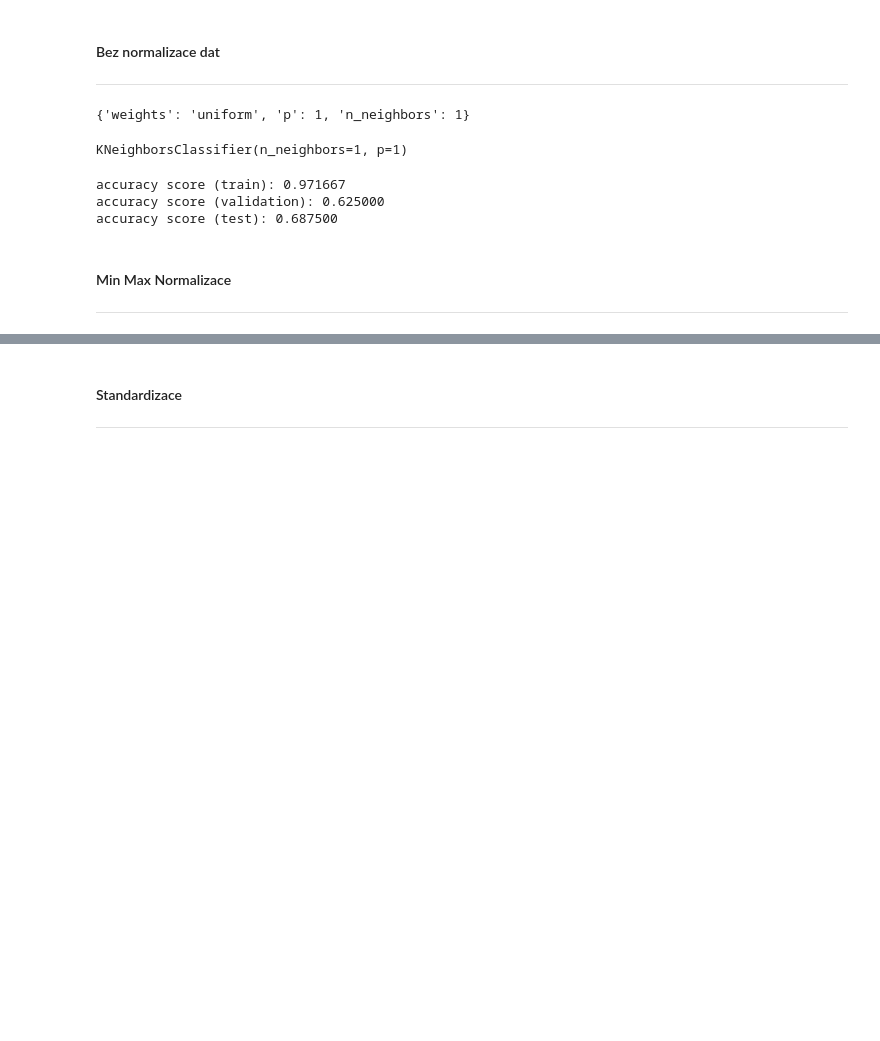
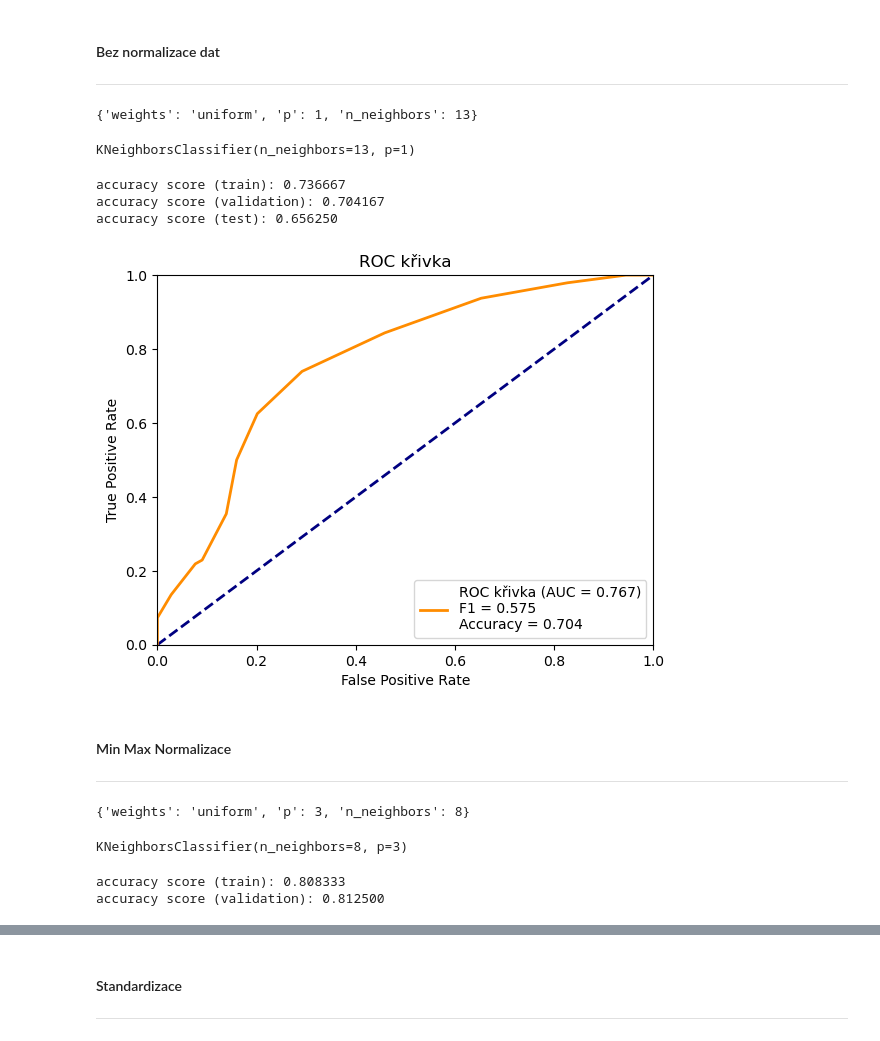
Before and after one commit to nickobard/Machine-Learning-I, a Jupyter notebook: 01/homework_01.ipynb, the cells around one changed output, grey strips where cells are left out. Saved outputs shown, nothing was run; the diff lists cells and outputs as text; code cells hidden in the pictures; blank space fills up the shorter version.

```diff
--- a/01/homework_01.ipynb
+++ b/01/homework_01.ipynb
@@ -921,7 +938,7 @@ Xtest, Xval, ytest, yval = train_test_split(Xrest, yrest, test_size=0.6)
 ***
 # %%
 param_grid = {
-    "n_neighbors": range(1, 10),
+    "n_neighbors": range(1, 15),
     "weights": ["uniform", "distance"],
     "p": [1, 2, 3],
 }
@@ -932,26 +949,29 @@ train_acc = []
 for params in param_comb:
     clfKNN = KNeighborsClassifier(**params)
     clfKNN.fit(Xtrain, ytrain)
-    train_acc.append(metrics.accuracy_score(ytrain, clfDT.predict(Xtrain)))
-    val_acc.append(metrics.accuracy_score(yval, clfDT.predict(Xval)))
+    train_acc.append(metrics.accuracy_score(ytrain, clfKNN.predict(Xtrain)))
+    val_acc.append(metrics.accuracy_score(yval, clfKNN.predict(Xval)))
 # %%
 best_params = param_comb[np.argmax(val_acc)]
 best_params
 # %% [output]
-{'weights': 'uniform', 'p': 1, 'n_neighbors': 1}
+{'weights': 'uniform', 'p': 1, 'n_neighbors': 13}
 # %%
 best_clfKNN = KNeighborsClassifier(**best_params)
 best_clfKNN.fit(Xtrain, ytrain)
 # %% [output]
-KNeighborsClassifier(n_neighbors=1, p=1)
+KNeighborsClassifier(n_neighbors=13, p=1)
 # %%
 print('accuracy score (train): {0:.6f}'.format(metrics.accuracy_score(ytrain, best_clfKNN.predict(Xtrain))))
 print('accuracy score (validation): {0:.6f}'.format(metrics.accuracy_score(yval, best_clfKNN.predict(Xval))))
-print('accuracy score (test): {0:.6f}'.format(metrics.accuracy_score(ytest, best_clfKNN.predict(Xtest))))
 # %% [output]
-accuracy score (train): 0.971667
-accuracy score (validation): 0.625000
-accuracy score (test): 0.687500
+accuracy score (train): 0.736667
+accuracy score (validation): 0.704167
+accuracy score (test): 0.656250
+# %%
+evaluate(clf=best_clfKNN, X=Xval, y_true=yval)
+# %% [output]
+[figure, added]
 # %% [markdown]
 #### Min Max Normalizace
 ***
@@ -957,0 +997,16 @@ accuracy score (test): 0.687500
+# %%
+best_params = param_comb[np.argmax(val_acc)]
+best_params
+# %% [output]
+{'weights': 'uniform', 'p': 3, 'n_neighbors': 8}
+# %%
+best_clfKNN = KNeighborsClassifier(**best_params)
+best_clfKNN.fit(Xtrain_scaled, ytrain)
+# %% [output]
+KNeighborsClassifier(n_neighbors=8, p=3)
+# %%
+print('accuracy score (train): {0:.6f}'.format(metrics.accuracy_score(ytrain, best_clfKNN.predict(Xtrain_scaled))))
+print('accuracy score (validation): {0:.6f}'.format(metrics.accuracy_score(yval, best_clfKNN.predict(Xval_scaled))))
+# %% [output]
+accuracy score (train): 0.808333
+accuracy score (validation): 0.812500
```
Also changed, not shown: parts of 18 cells of this notebook.
